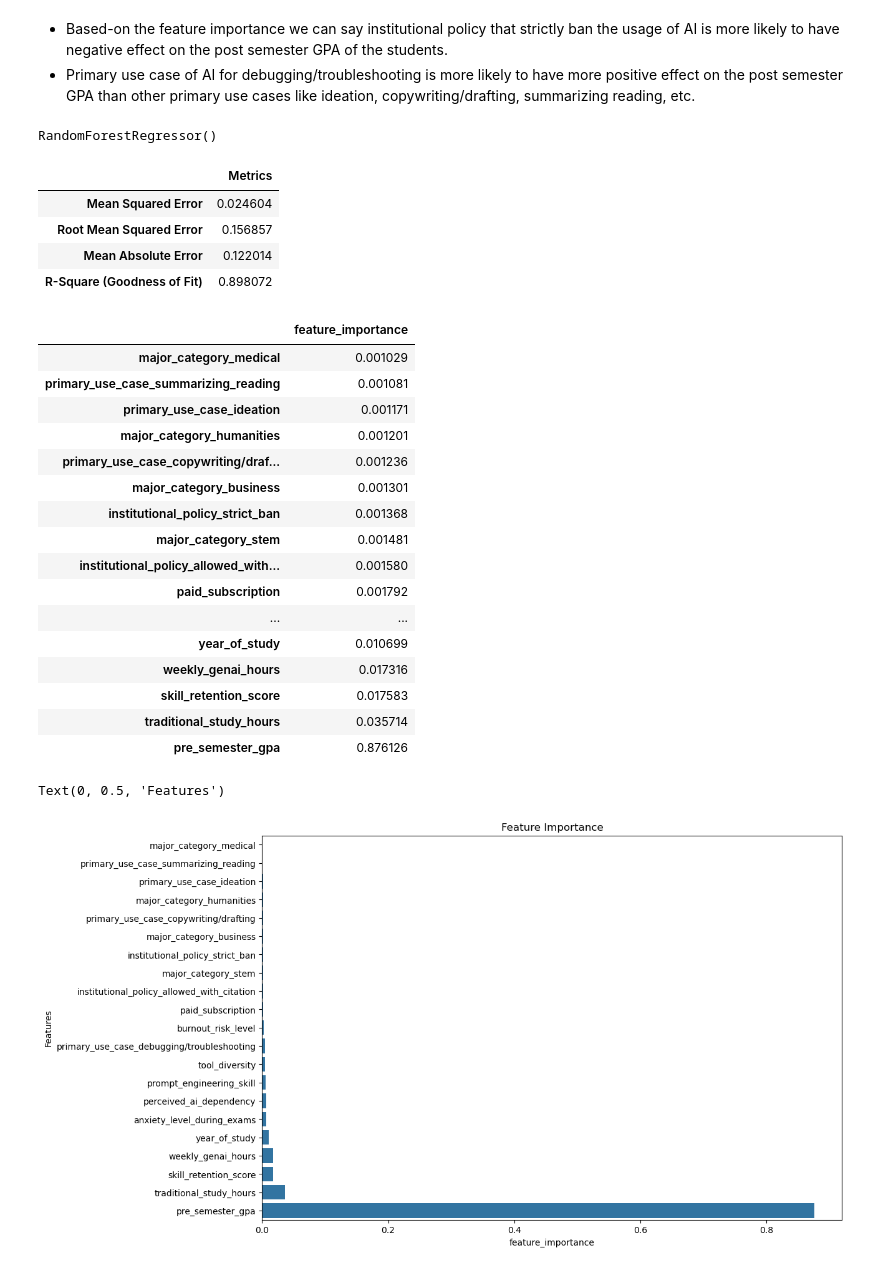
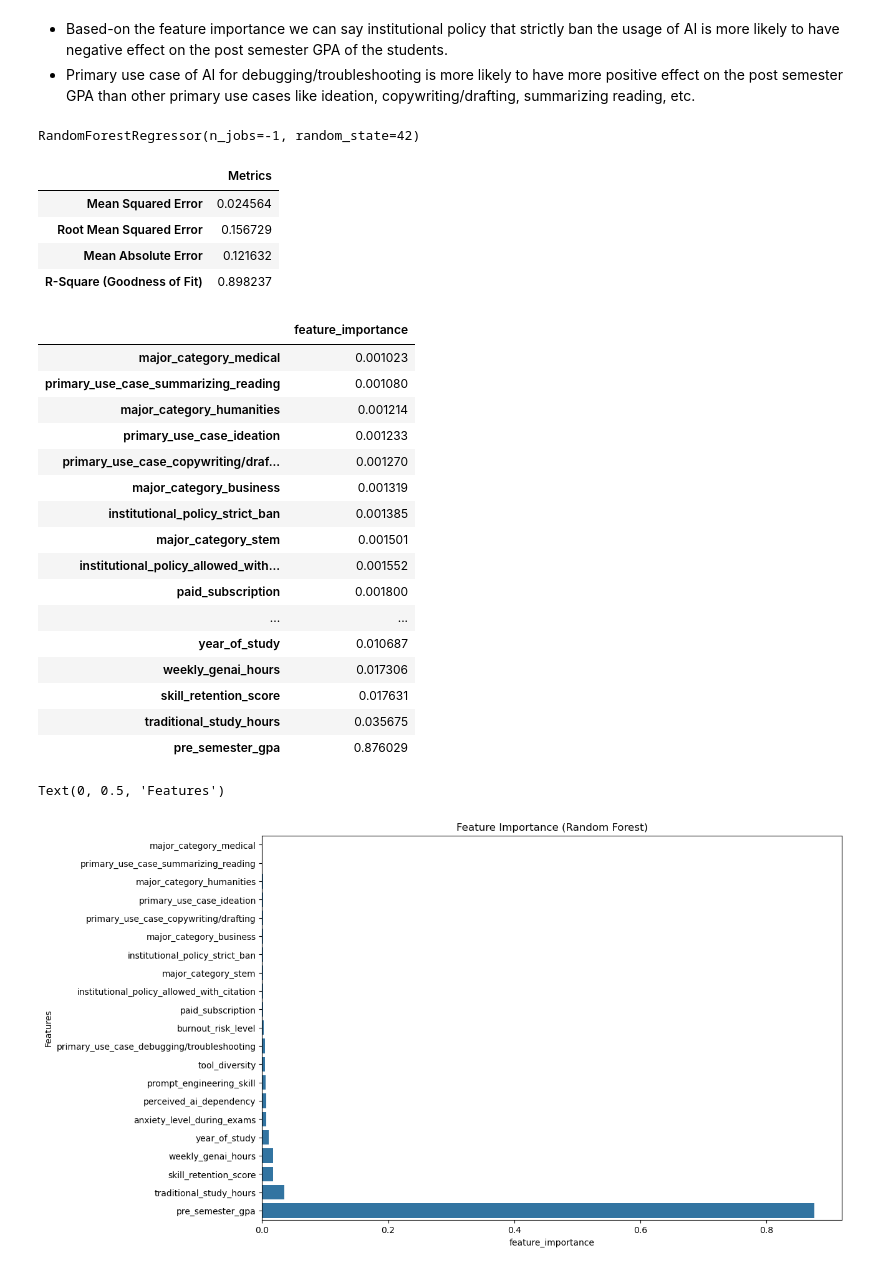
Before and after one commit to Erfan-Taherirani/Applied-ML-Lab, a Jupyter notebook: core_ml/regression/impact_of_ai_on_students/notebooks/modeling.ipynb, the cells around one changed output. Cells and saved outputs as stored; diff of their text form; code cells hidden in the pictures.

Commit message:
Model development finished

```diff
--- a/core_ml/regression/impact_of_ai_on_students/notebooks/modeling.ipynb
+++ b/core_ml/regression/impact_of_ai_on_students/notebooks/modeling.ipynb
@@ -136,18 +137,20 @@ Important Features:
 # %%
 from sklearn.ensemble import RandomForestRegressor
 
-random_forest = RandomForestRegressor()
+random_forest = RandomForestRegressor(
+    n_jobs=-1, random_state=42
+)
 random_forest.fit(X_train_scaled, y_train)
 # %% [output]
-RandomForestRegressor()
+RandomForestRegressor(n_jobs=-1, random_state=42)
 # %%
-utils.modeling.print_regression_evalutaion_metrics(random_forest, X_test_scaled, y_test)
+utils.modeling.regression_report(random_forest, X_test_scaled, y_test)
 # %% [output]
 |  | Metrics |
-| Mean Squared Error | 0.024604 |
-| Root Mean Squared Error | 0.156857 |
-| Mean Absolute Error | 0.122014 |
-| R-Square (Goodness of Fit) | 0.898072 |
+| Mean Squared Error | 0.024564 |
+| Root Mean Squared Error | 0.156729 |
+| Mean Absolute Error | 0.121632 |
+| R-Square (Goodness of Fit) | 0.898237 |
 # %%
 random_forest_importances = pd.DataFrame(
 	data=random_forest.feature_importances_,
@@ -159,32 +162,32 @@ random_forest_importances = random_forest_importances.sort_values(by="feature_im
 random_forest_importances
 # %% [output]
 |  | feature_importance |
-| major_category_medical | 0.001029 |
-| primary_use_case_summarizing_reading | 0.001081 |
-| primary_use_case_ideation | 0.001171 |
-| major_category_humanities | 0.001201 |
-| primary_use_case_copywriting/draf... | 0.001236 |
-| major_category_business | 0.001301 |
-| institutional_policy_strict_ban | 0.001368 |
-| major_category_stem | 0.001481 |
-| institutional_policy_allowed_with... | 0.001580 |
-| paid_subscription | 0.001792 |
+| major_category_medical | 0.001023 |
+| primary_use_case_summarizing_reading | 0.001080 |
+| major_category_humanities | 0.001214 |
+| primary_use_case_ideation | 0.001233 |
+| primary_use_case_copywriting/draf... | 0.001270 |
+| major_category_business | 0.001319 |
+| institutional_policy_strict_ban | 0.001385 |
+| major_category_stem | 0.001501 |
+| institutional_policy_allowed_with... | 0.001552 |
+| paid_subscription | 0.001800 |
 | ... | ... |
-| year_of_study | 0.010699 |
-| weekly_genai_hours | 0.017316 |
-| skill_retention_score | 0.017583 |
-| traditional_study_hours | 0.035714 |
-| pre_semester_gpa | 0.876126 |
+| year_of_study | 0.010687 |
+| weekly_genai_hours | 0.017306 |
+| skill_retention_score | 0.017631 |
+| traditional_study_hours | 0.035675 |
+| pre_semester_gpa | 0.876029 |
 # %%
 plt.figure(figsize=(12, 8))
 sns.barplot(
     data=random_forest_importances,
     y=random_forest_importances.index,
     x="feature_importance"
 )
 
-plt.title("Feature Importance")
+plt.title("Feature Importance (Random Forest)")
 plt.ylabel("Features")
 # %% [output]
 Text(0, 0.5, 'Features')
-[figure, old version]
+[figure, new version]
```
Also changed, not shown: parts of 18 cells of this notebook, 7 other files.
